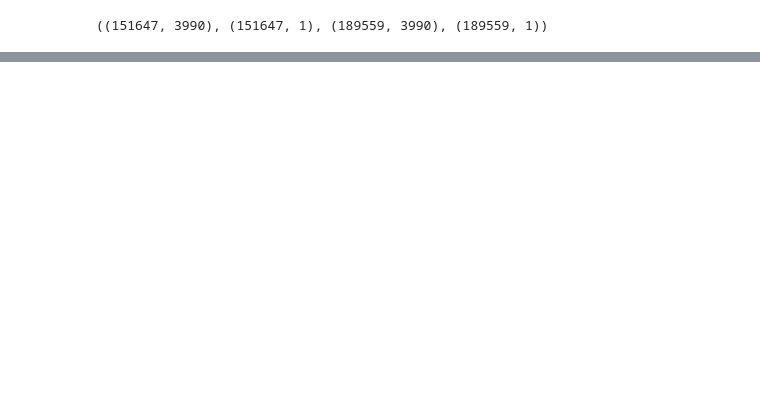
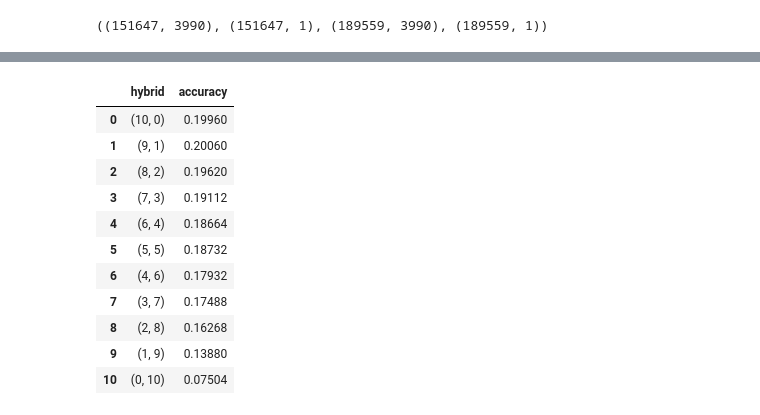
Before and after one commit to alexyanw/dse203-group-project, a Jupyter notebook: machine_learning/notebooks/validation/Hybrid Combiner Validation.ipynb, the cells around one changed output, grey strips where cells are left out. Saved outputs shown, nothing was run; the diff lists cells and outputs as text; code cells hidden in the pictures; blank space fills up the shorter version.

```diff
--- a/machine_learning/notebooks/validation/Hybrid Combiner Validation.ipynb
+++ b/machine_learning/notebooks/validation/Hybrid Combiner Validation.ipynb
@@ -423,0 +501,16 @@ demo_coverage
+# %%
+hdf = pd.DataFrame(rows, columns=[xlabel,ylabel])
+hdf
+# %% [output]
+|  | hybrid | accuracy |
+| 0 | (10, 0) | 0.19960 |
+| 1 | (9, 1) | 0.20060 |
+| 2 | (8, 2) | 0.19620 |
+| 3 | (7, 3) | 0.19112 |
+| 4 | (6, 4) | 0.18664 |
+| 5 | (5, 5) | 0.18732 |
+| 6 | (4, 6) | 0.17932 |
+| 7 | (3, 7) | 0.17488 |
+| 8 | (2, 8) | 0.16268 |
+| 9 | (1, 9) | 0.13880 |
+| 10 | (0, 10) | 0.07504 |
```
Also changed, not shown: parts of 16 cells of this notebook.
